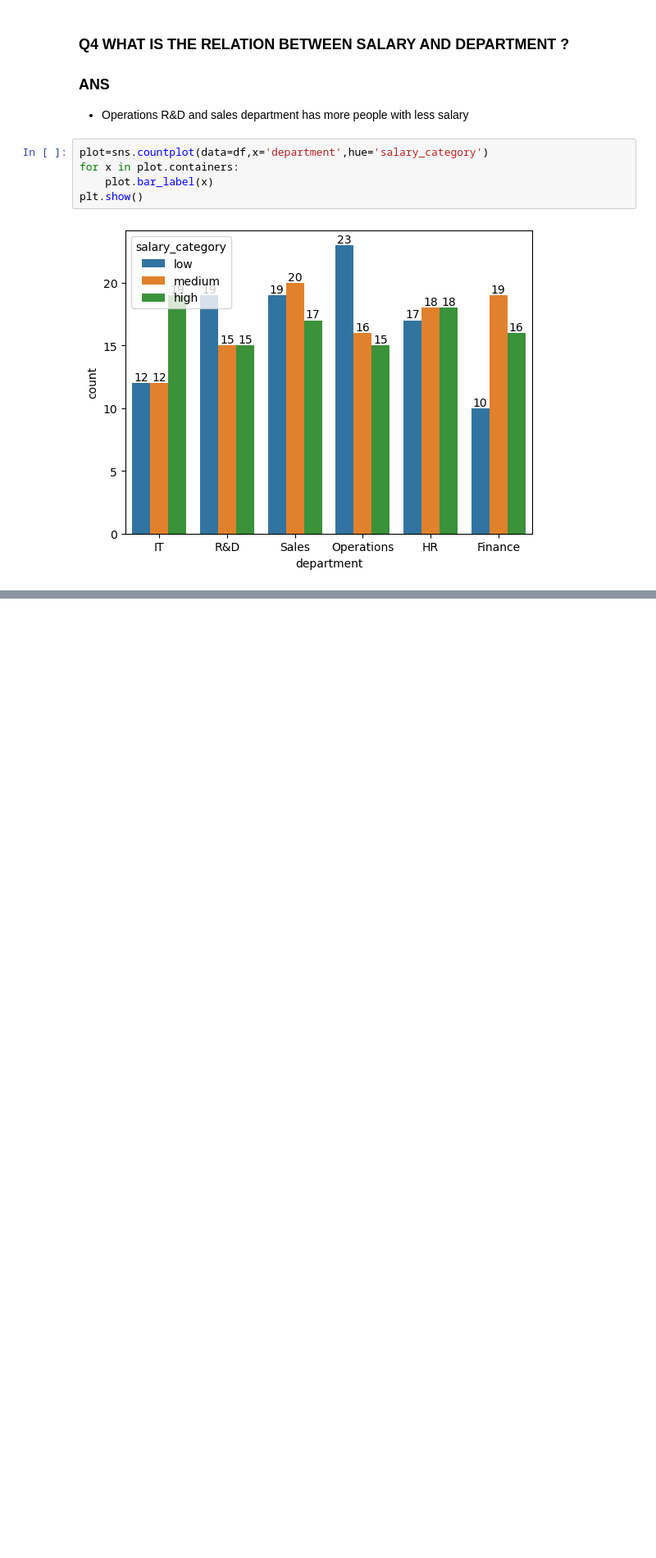
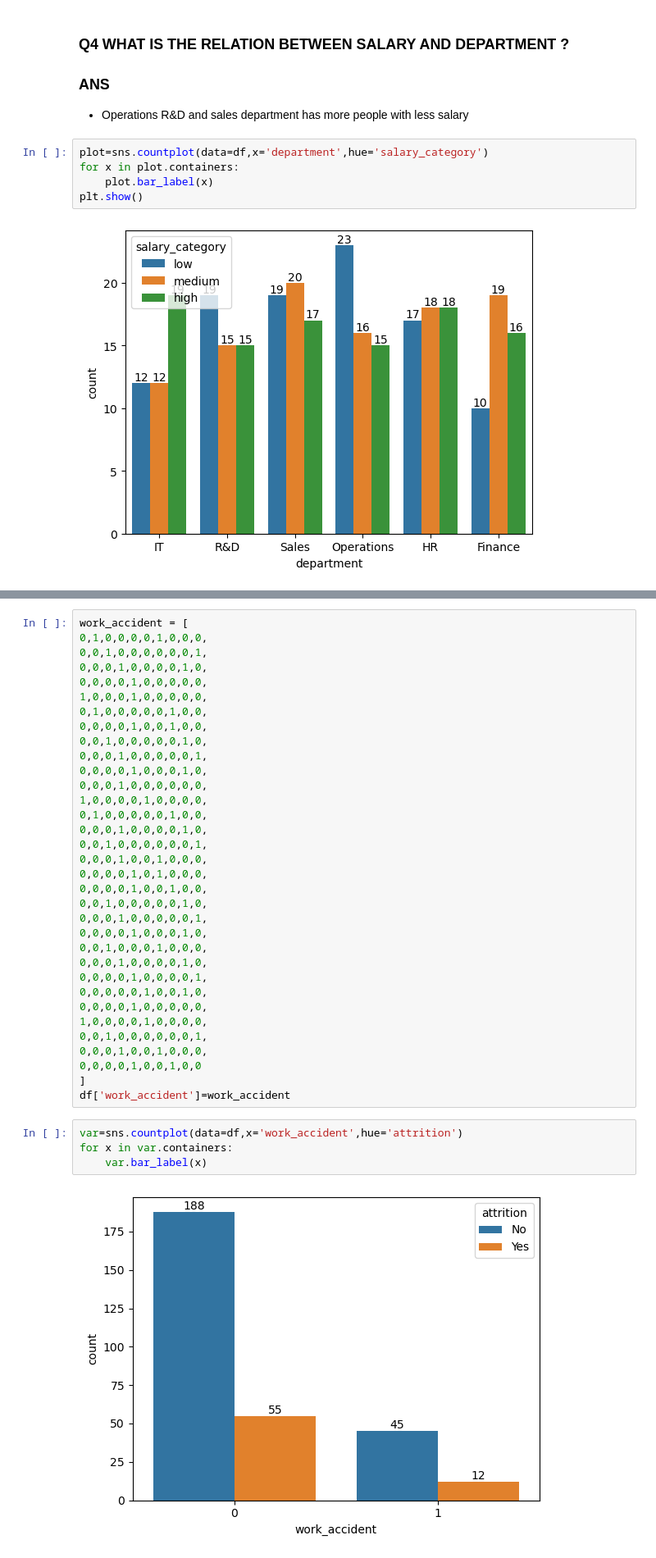
Before and after one commit to sagarnbeedi-analytics/data-analytics-portfolio, a Jupyter notebook: PYTHON/EDA/main.ipynb, the cells around one changed output, grey strips where cells are left out. Shown at 82% size. Cells and saved outputs as stored; diff of their text form; blank space fills up the shorter version.

```diff
--- a/PYTHON/EDA/main.ipynb
+++ b/PYTHON/EDA/main.ipynb
@@ -295,0 +310,40 @@ plt.show()
+# %%
+work_accident = [
+0,1,0,0,0,0,1,0,0,0,
+0,0,1,0,0,0,0,0,0,1,
+0,0,0,1,0,0,0,0,1,0,
+0,0,0,0,1,0,0,0,0,0,
+1,0,0,0,1,0,0,0,0,0,
+0,1,0,0,0,0,0,1,0,0,
+0,0,0,0,1,0,0,1,0,0,
+0,0,1,0,0,0,0,0,1,0,
+0,0,0,1,0,0,0,0,0,1,
+0,0,0,0,1,0,0,0,1,0,
+0,0,0,1,0,0,0,0,0,0,
+1,0,0,0,0,1,0,0,0,0,
+0,1,0,0,0,0,0,1,0,0,
+0,0,0,1,0,0,0,0,1,0,
+0,0,1,0,0,0,0,0,0,1,
+0,0,0,1,0,0,1,0,0,0,
+0,0,0,0,1,0,1,0,0,0,
+0,0,0,0,1,0,0,1,0,0,
+0,0,1,0,0,0,0,0,1,0,
+0,0,0,1,0,0,0,0,0,1,
+0,0,0,0,1,0,0,0,1,0,
+0,0,1,0,0,0,1,0,0,0,
+0,0,0,1,0,0,0,0,1,0,
+0,0,0,0,1,0,0,0,0,1,
+0,0,0,0,0,1,0,0,1,0,
+0,0,0,0,1,0,0,0,0,0,
+1,0,0,0,0,1,0,0,0,0,
+0,0,1,0,0,0,0,0,0,1,
+0,0,0,1,0,0,1,0,0,0,
+0,0,0,0,1,0,0,1,0,0
+]
+df['work_accident']=work_accident
+# %%
+var=sns.countplot(data=df,x='work_accident',hue='attrition')
+for x in var.containers:
+    var.bar_label(x)
+# %% [output]
+[figure, added]
```
Also changed, not shown: parts of 5 cells of this notebook.
